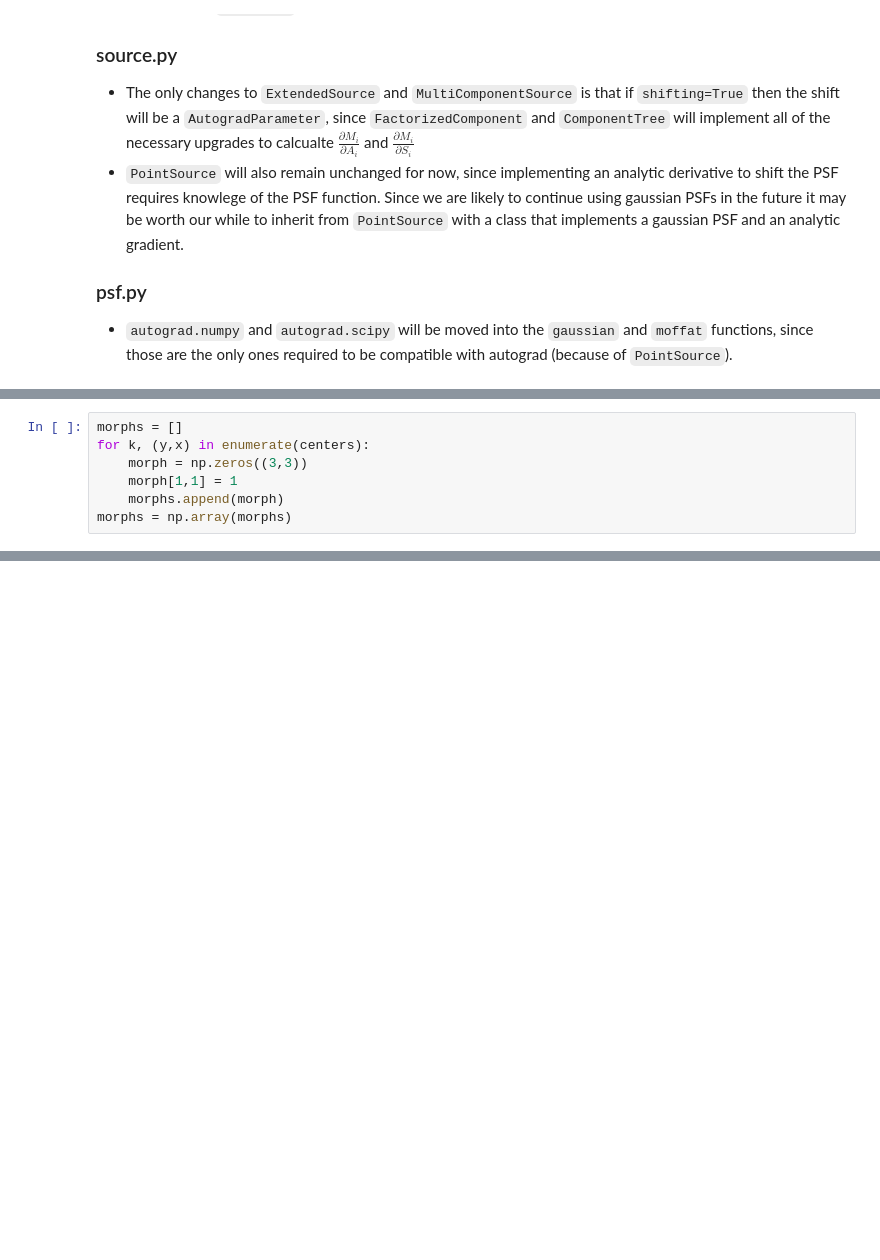
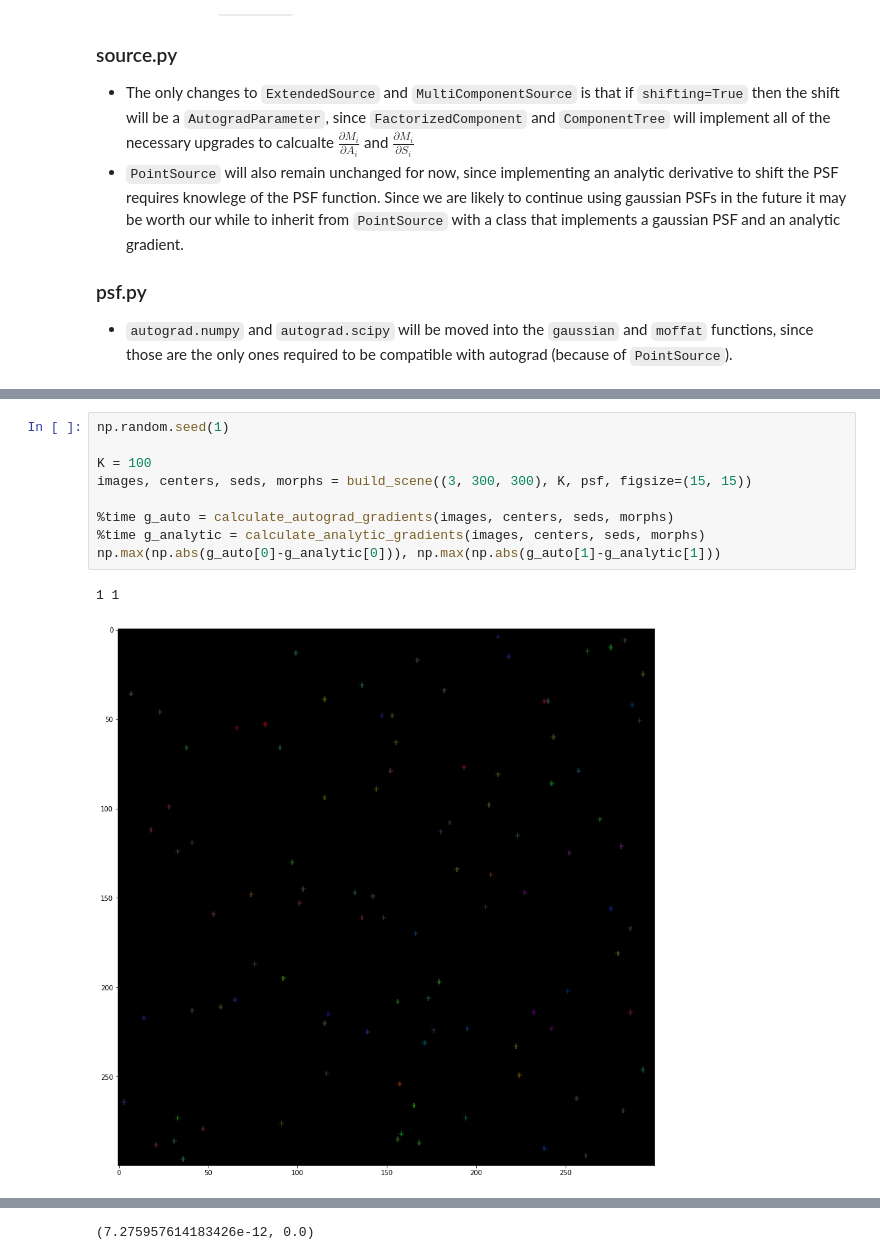
Before and after one commit to fred3m/notebooks, a Jupyter notebook: direct_conv.ipynb, the cells around one changed output, grey strips where cells are left out. Saved outputs shown, nothing was run; the diff lists cells and outputs as text; blank space fills up the shorter version.

```diff
--- a/direct_conv.ipynb
+++ b/direct_conv.ipynb
@@ -297,7 +405,0 @@ plt.show()
-# %%
-morphs = []
-for k, (y,x) in enumerate(centers):
-    morph = np.zeros((3,3))
-    morph[1,1] = 1
-    morphs.append(morph)
-morphs = np.array(morphs)
@@ -322,0 +477,12 @@ np.max(np.abs(images-result))
+# %%
+np.random.seed(1)
+
+K = 100
+images, centers, seds, morphs = build_scene((3, 300, 300), K, psf, figsize=(15, 15))
+
+%time g_auto = calculate_autograd_gradients(images, centers, seds, morphs)
+%time g_analytic = calculate_analytic_gradients(images, centers, seds, morphs)
+np.max(np.abs(g_auto[0]-g_analytic[0])), np.max(np.abs(g_auto[1]-g_analytic[1]))
+# %% [output]
+1 1
+[figure, added]
@@ -322,0 +493 @@ np.max(np.abs(images-result))
+(7.275957614183426e-12, 0.0)
```
Also changed, not shown: parts of 14 cells of this notebook.
